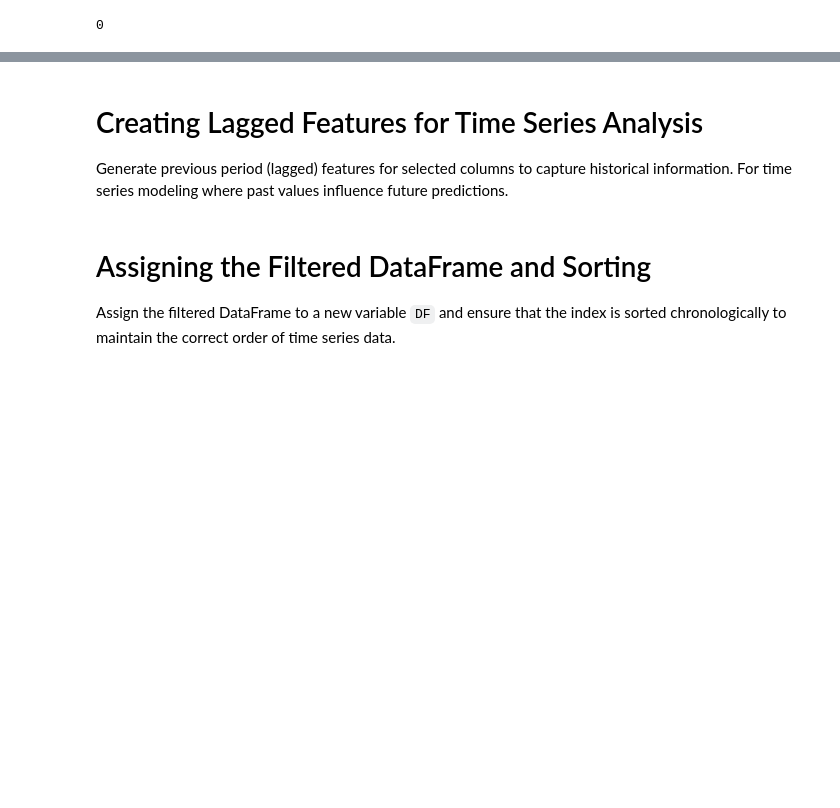
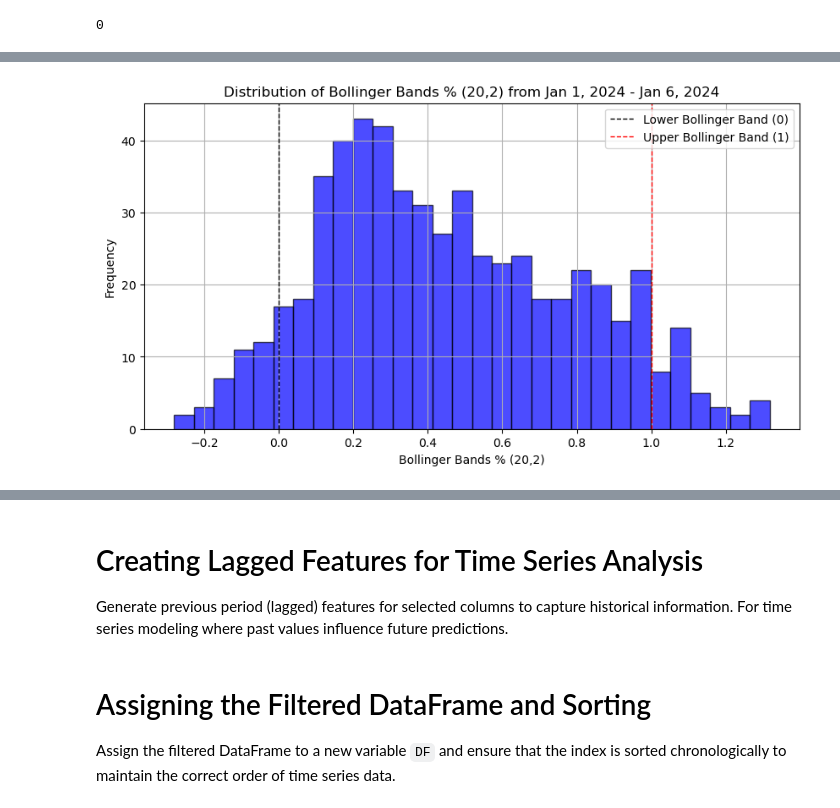
Before and after one commit to kelvinkru/ForexSimulation, a Jupyter notebook: ForexTradingCUPY.ipynb, the cells around one changed output, grey strips where cells are left out. Cells and saved outputs as stored; diff of their text form; code cells hidden in the pictures; blank space fills up the shorter version.

```diff
--- a/ForexTradingCUPY.ipynb
+++ b/ForexTradingCUPY.ipynb
@@ -194,8 +214,29 @@ print(gdf.tail())
 
 Extract data for the specified currency pair and timeframe (e.g., EURUSD with a 10-minute interval).
 # %%
-# Filter the cuDF DataFrame for 10M timeframe
-DF_10M = gdf[(gdf['currency_pair'] == currency_pair) & (gdf['timeframe'] == timeframe_10M)]
+# Define the selected feature list
+selected_features = [
+    'currency_pair', 'timeframe', 'OPEN', 'HIGH','LOW', 'CLOSE', # Essential columns
+
+    # Momentum Indicators
+    'RSI_14', 'RSI_7',
+    'MACD_12_26_9', 'MACD_SIGNAL_12_26_9', 'MACD_HIST_12_26_9',
+    'STOCHk_14_3_3', 'STOCHd_14_3_3',
+    'CCI_14', 'CMO_14',
+
+    # Trend & Volatility Indicators
+    'ADX_14', 'AROON_UP_25', 'AROON_DOWN_25',
+    'ICHIMOKU_CONVERSION_9', 'ICHIMOKU_BASE_26',
+    'ATR_14', 'PCT_BBANDS_20_2', 'CHOP_14',
+
+    # Ratio-based & Returns
+    'RATIO_CLOSE_OVER_OPEN', 'RATIO_CLOSE_TO_LOW_10', 'LOGRET_5',
+
+    # Candlestick Patterns
+    'cdl_doji', 'cdl_inside'
+]
+# Filter the cuDF DataFrame for 10M timeframe and select only the chosen columns
+DF_10M = gdf[(gdf['currency_pair'] == currency_pair) & (gdf['timeframe'] == timeframe_10M)][selected_features]
 
 # Clean up memory
 del gdf
@@ -213,0 +307,19 @@ gc.collect()
+# %%
+# Plot histogram for Bollinger Bands Percentage
+plt.figure(figsize=(10, 5))
+plt.hist(DF_sample['PCT_BBANDS_20_2'].dropna(), bins=30, color='blue', edgecolor='black', alpha=0.7)
+
+# Reference lines for lower and upper Bollinger Bands
+plt.axvline(x=0, color='black', linestyle='--', linewidth=1, label="Lower Bollinger Band (0)")
+plt.axvline(x=1, color='red', linestyle='--', linewidth=1, label="Upper Bollinger Band (1)")
+
+# Labels and title
+plt.xlabel('Bollinger Bands % (20,2)')
+plt.ylabel('Frequency')
+plt.title('Distribution of Bollinger Bands % (20,2) from Jan 1, 2024 - Jan 6, 2024')
+plt.legend()
+plt.grid(True)
+
+plt.show()
+# %% [output]
+[figure, added]
```
Also changed, not shown: parts of 41 cells of this notebook.
